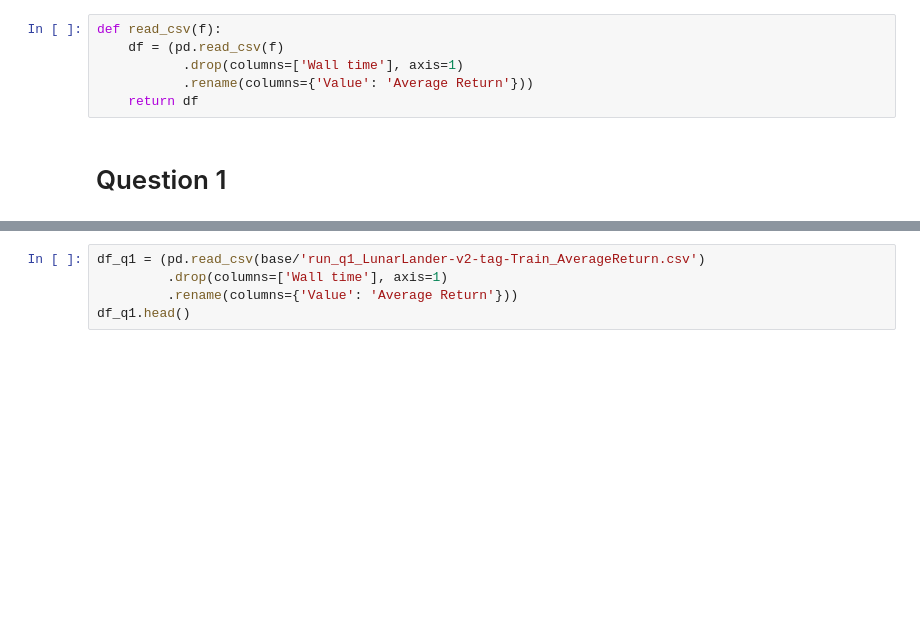
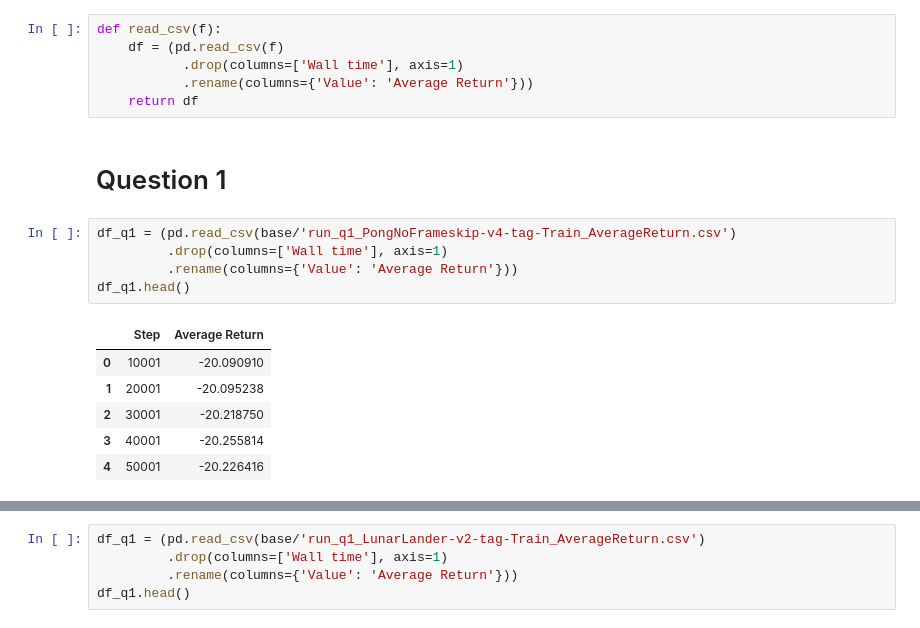
Before and after one commit to cocoza4/Berkeley-DeepRLCourse-CS285-Fall2019, a Jupyter notebook: hw3/run_logs/plot.ipynb, the cells around one changed output, grey strips where cells are left out. Drawn from its saved outputs; the diff is of its cells as text; blank space fills up the shorter version.

```diff
--- a/hw3/run_logs/plot.ipynb
+++ b/hw3/run_logs/plot.ipynb
@@ -17,3 +13,15 @@ def read_csv(f):
     return df
 # %% [markdown]
 # Question 1
+# %%
+df_q1 = (pd.read_csv(base/'run_q1_PongNoFrameskip-v4-tag-Train_AverageReturn.csv')
+         .drop(columns=['Wall time'], axis=1)
+         .rename(columns={'Value': 'Average Return'}))
+df_q1.head()
+# %% [output]
+|  | Step | Average Return |
+| 0 | 10001 | -20.090910 |
+| 1 | 20001 | -20.095238 |
+| 2 | 30001 | -20.218750 |
+| 3 | 40001 | -20.255814 |
+| 4 | 50001 | -20.226416 |
```
Also changed, not shown: parts of 2 cells of this notebook, 30 other files.
